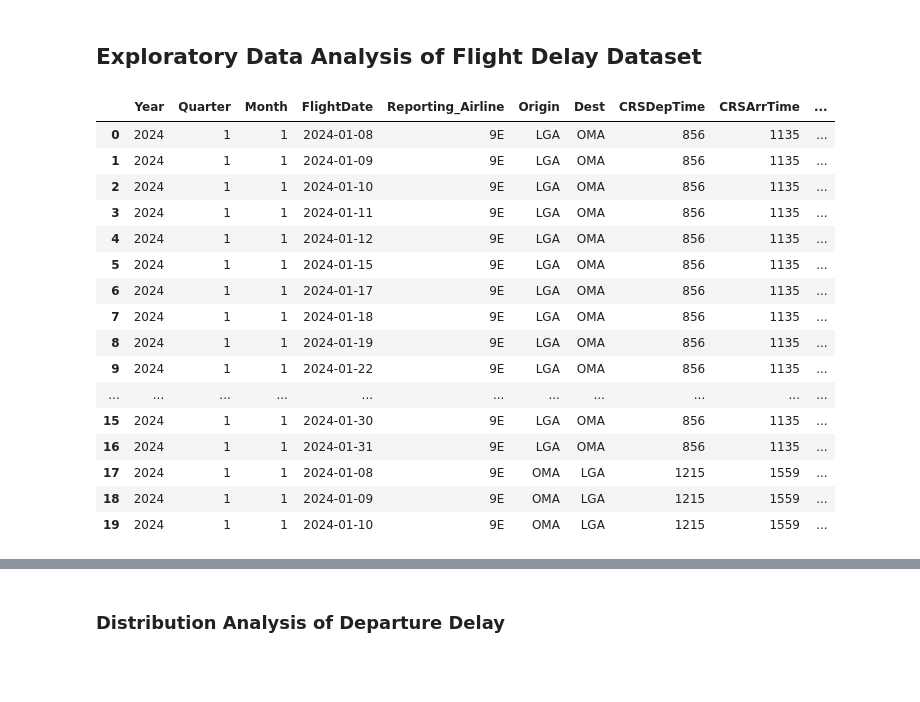
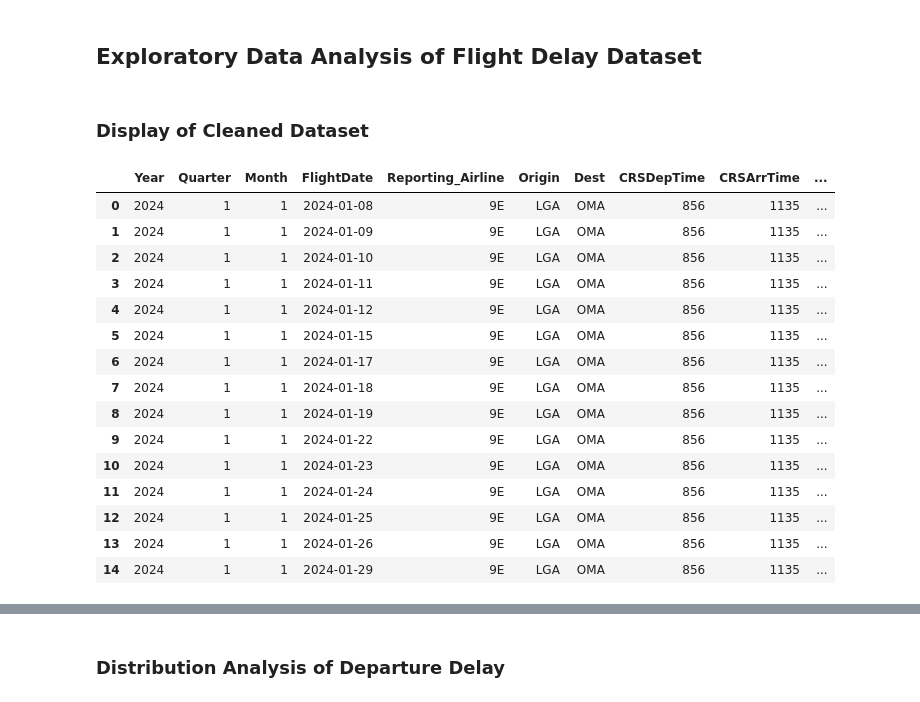
Before and after one commit to alicepark0703/flight-delay-dashboard, a Jupyter notebook: notebooks/eda.ipynb, the cells around one changed output, grey strips where cells are left out. Drawn from its saved outputs; the diff is of its cells as text; code cells hidden in the pictures; blank space fills up the shorter version.

```diff
--- a/notebooks/eda.ipynb
+++ b/notebooks/eda.ipynb
@@ -1,29 +1,31 @@
 # %% [markdown]
 ## Exploratory Data Analysis of Flight Delay Dataset
+# %% [markdown]
+### Display of Cleaned Dataset
 # %%
 import duckdb
 import pandas as pd
 import matplotlib.pyplot as plt
+import seaborn as sns
 
 con = duckdb.connect()
 df = con.execute("SELECT * FROM '../data/flights_clean.parquet'").df()
 
-df.head(20)
+df.head(15)
 # %% [output]
 |  | Year | Quarter | Month | FlightDate | Reporting_Airline | Origin | Dest | CRSDepTime | CRSArrTime | ... |
 | 0 | 2024 | 1 | 1 | 2024-01-08 | 9E | LGA | OMA | 856 | 1135 | ... |
 | 1 | 2024 | 1 | 1 | 2024-01-09 | 9E | LGA | OMA | 856 | 1135 | ... |
 | 2 | 2024 | 1 | 1 | 2024-01-10 | 9E | LGA | OMA | 856 | 1135 | ... |
 | 3 | 2024 | 1 | 1 | 2024-01-11 | 9E | LGA | OMA | 856 | 1135 | ... |
 | 4 | 2024 | 1 | 1 | 2024-01-12 | 9E | LGA | OMA | 856 | 1135 | ... |
 | 5 | 2024 | 1 | 1 | 2024-01-15 | 9E | LGA | OMA | 856 | 1135 | ... |
 | 6 | 2024 | 1 | 1 | 2024-01-17 | 9E | LGA | OMA | 856 | 1135 | ... |
 | 7 | 2024 | 1 | 1 | 2024-01-18 | 9E | LGA | OMA | 856 | 1135 | ... |
 | 8 | 2024 | 1 | 1 | 2024-01-19 | 9E | LGA | OMA | 856 | 1135 | ... |
 | 9 | 2024 | 1 | 1 | 2024-01-22 | 9E | LGA | OMA | 856 | 1135 | ... |
-| ... | ... | ... | ... | ... | ... | ... | ... | ... | ... | ... |
-| 15 | 2024 | 1 | 1 | 2024-01-30 | 9E | LGA | OMA | 856 | 1135 | ... |
-| 16 | 2024 | 1 | 1 | 2024-01-31 | 9E | LGA | OMA | 856 | 1135 | ... |
-| 17 | 2024 | 1 | 1 | 2024-01-08 | 9E | OMA | LGA | 1215 | 1559 | ... |
-| 18 | 2024 | 1 | 1 | 2024-01-09 | 9E | OMA | LGA | 1215 | 1559 | ... |
-| 19 | 2024 | 1 | 1 | 2024-01-10 | 9E | OMA | LGA | 1215 | 1559 | ... |
+| 10 | 2024 | 1 | 1 | 2024-01-23 | 9E | LGA | OMA | 856 | 1135 | ... |
+| 11 | 2024 | 1 | 1 | 2024-01-24 | 9E | LGA | OMA | 856 | 1135 | ... |
+| 12 | 2024 | 1 | 1 | 2024-01-25 | 9E | LGA | OMA | 856 | 1135 | ... |
+| 13 | 2024 | 1 | 1 | 2024-01-26 | 9E | LGA | OMA | 856 | 1135 | ... |
+| 14 | 2024 | 1 | 1 | 2024-01-29 | 9E | LGA | OMA | 856 | 1135 | ... |
```
Also changed, not shown: parts of 9 cells of this notebook.
